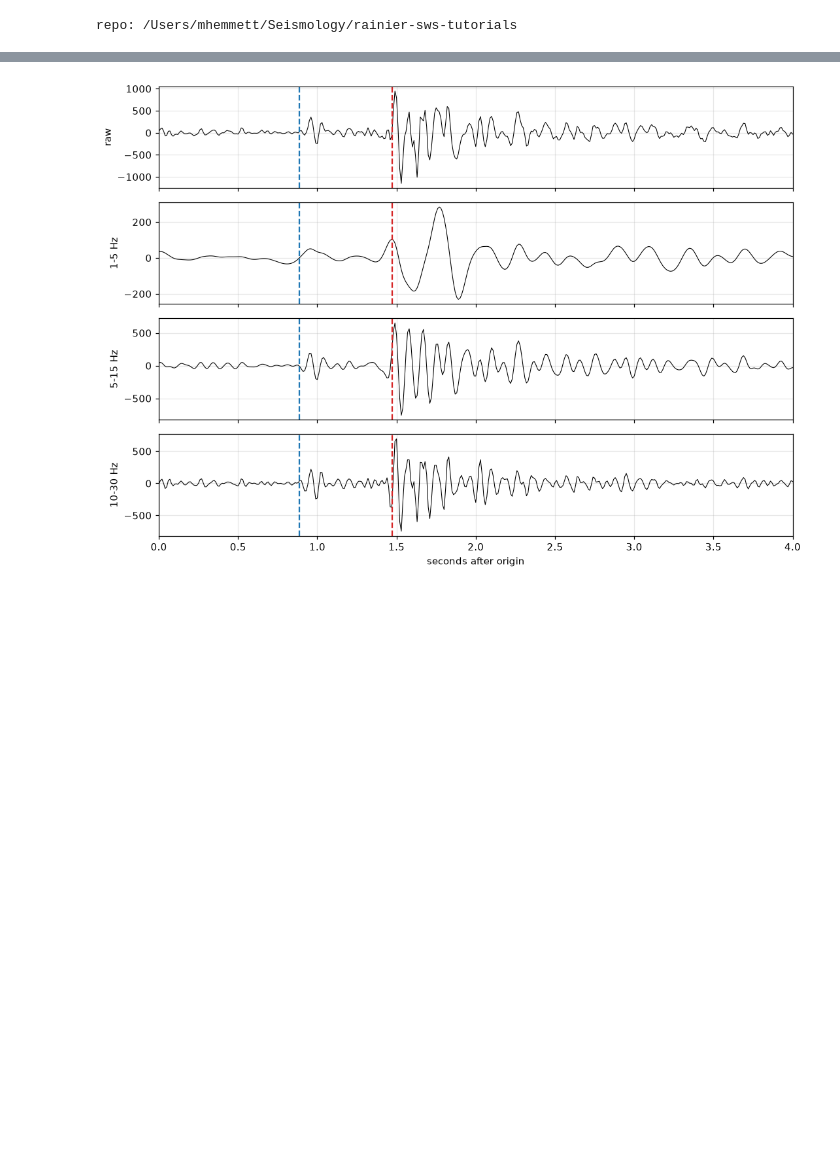
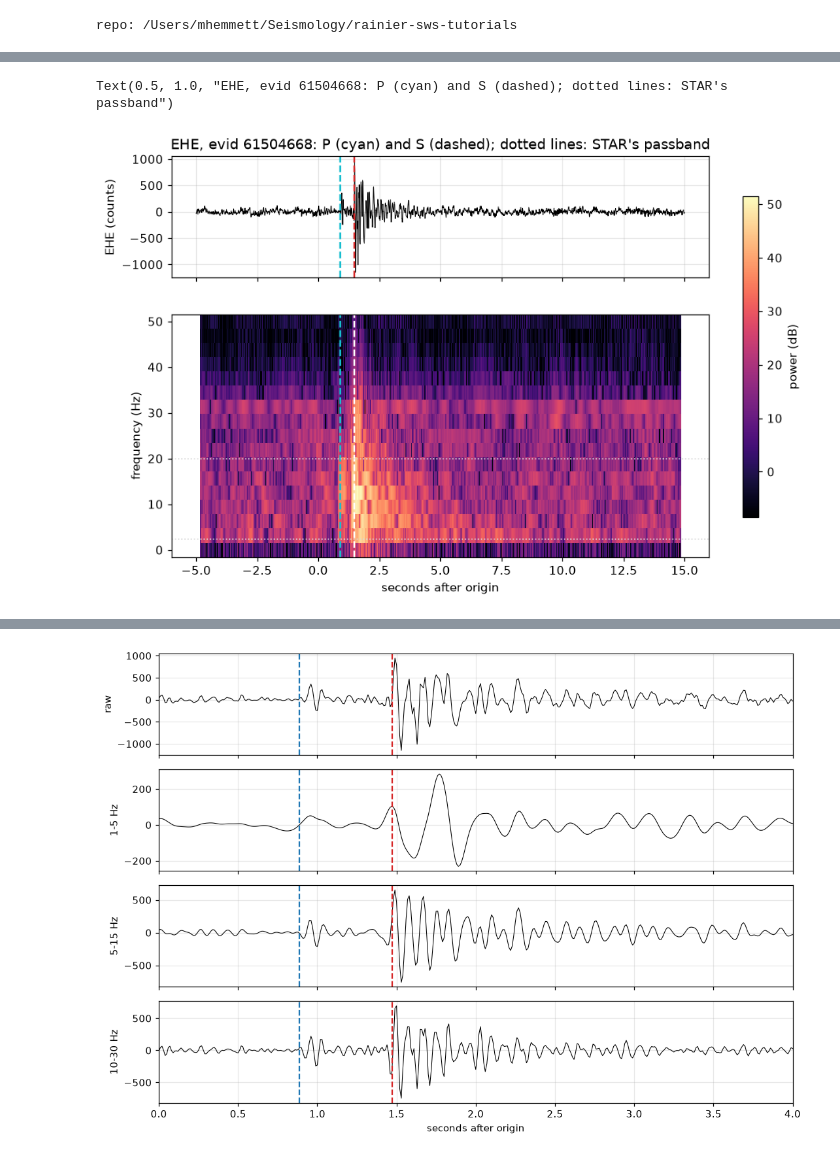
Before and after one commit to mhemmett/rainier-sws-tutorials, a Jupyter notebook: notebooks/03_filtering_spectra_snr.ipynb, the cells around one changed output, grey strips where cells are left out. Drawn from its saved outputs; the diff is of its cells as text; code cells hidden in the pictures; blank space fills up the shorter version.

```diff
--- a/notebooks/03_filtering_spectra_snr.ipynb
+++ b/notebooks/03_filtering_spectra_snr.ipynb
@@ -55,0 +249,20 @@ ObsPy wraps scipy's Butterworth design. `corners` is the filter order; `zerophas
+# %%
+from scipy.signal import spectrogram
+
+fig, axes = plt.subplots(2, 1, figsize=(10, 6), sharex=True, gridspec_kw={"height_ratios": [1, 2]})
+t_tr = tr.times(reftime=origin)
+axes[0].plot(t_tr, tr.data, "k", lw=0.6); axes[0].set_ylabel("EHE (counts)")
+f_sg, t_sg, S = spectrogram(tr.data.astype(float), fs=fs, nperseg=32, noverlap=29, scaling="spectrum")
+t_sg = t_sg + (tr.stats.starttime - origin)          # seconds after origin
+pc = axes[1].pcolormesh(t_sg, f_sg, 10 * np.log10(S + 1e-12), shading="auto", cmap="magma",
+                        vmin=np.percentile(10 * np.log10(S + 1e-12), 5))
+fig.colorbar(pc, ax=axes, label="power (dB)", shrink=0.8, location="right")
+for ax in axes:
+    ax.axvline(p_time - origin, color="tab:cyan", ls="--"); ax.axvline(s_time - origin, color="w" if ax is axes[1] else "tab:red", ls="--")
+for fe in (f_lo, f_hi):
+    axes[1].axhline(fe, color="0.85", ls=":", lw=1)
+axes[1].set_ylabel("frequency (Hz)"); axes[1].set_xlabel("seconds after origin"); axes[1].grid(False)
+axes[0].set_title("EHE, evid 61504668: P (cyan) and S (dashed); dotted lines: STAR's passband")
+# %% [output]
+Text(0.5, 1.0, "EHE, evid 61504668: P (cyan) and S (dashed); dotted lines: STAR's passband")
+[figure, added]
```
Also changed, not shown: parts of 68 cells of this notebook, 6 other files.
